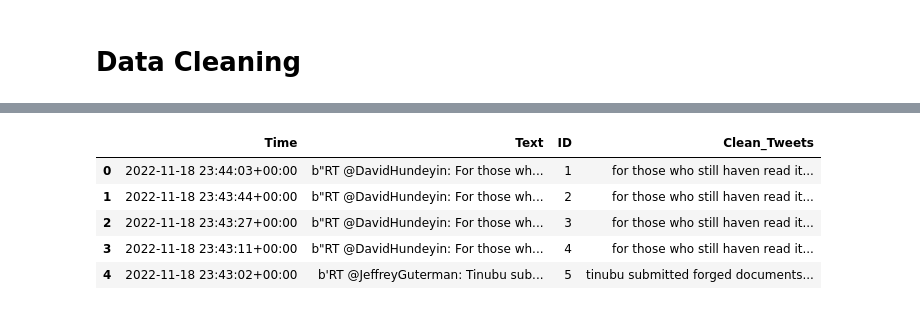
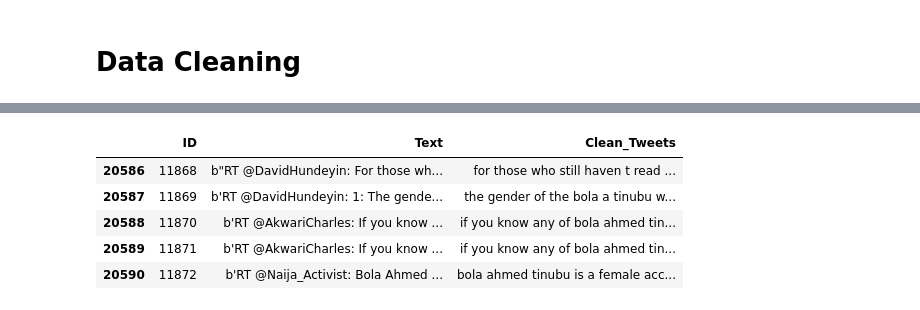
Before and after one commit to Mofeoluwa/Prediction-of-Nigeria-s-2023-Presidential-Election-using-Sentiment-Analysis-of-Tweets, a Jupyter notebook: Election Prediction.ipynb, the cells around one changed output, grey strips where cells are left out. Cells and saved outputs as stored; diff of their text form; code cells hidden in the pictures.

```diff
--- a/Election Prediction.ipynb
+++ b/Election Prediction.ipynb
@@ -203,0 +232,8 @@ tinubu_df.head()
+# %%
+#drop the duplicate present
+tinubu_df.drop_duplicates(inplace=True)
+# %%
+tinubu_df=tinubu_df.drop('Time', axis=1)
+# %%
+tinubu_df['ID'] = range(1, len(tinubu_df) + 1)
+tinubu_df=tinubu_df.reindex(['ID','Text'], axis=1)
@@ -281,12 +362,10 @@ clean_tweets=tinubu_df['Text']
 tinubu_df['Clean_Tweets']=clean_tweets
 # %%
 #convert the text in the Text column to lowercase
-
 tinubu_df['Clean_Tweets'] = tinubu_df['Clean_Tweets'].str.lower()
 
 #remove usernames
 tinubu_df['Clean_Tweets'] = tinubu_df['Clean_Tweets'].str.replace('@[\w]+','', regex=True)
-
 
 tinubu_df['Clean_Tweets'] = tinubu_df['Clean_Tweets'].str.replace('b\'rt\s','', regex=True)
 
@@ -296,7 +375,6 @@ tinubu_df['Clean_Tweets'] = tinubu_df['Clean_Tweets'].str.replace('\n','', regex
 
 tinubu_df['Clean_Tweets'] = tinubu_df['Clean_Tweets'].str.replace('\n','', regex=True)
 
-
 #remove non-alphanumeric characters
 tinubu_df['Clean_Tweets'] = tinubu_df['Clean_Tweets'].str.replace('[^a-z0-9]',' ', regex=True)
 
@@ -305,7 +383,6 @@ tinubu_df['Clean_Tweets'] = tinubu_df['Clean_Tweets'].str.replace('http\S+','',
 
 tinubu_df['Clean_Tweets'] = tinubu_df['Clean_Tweets'].str.replace('www.\S+','', regex=True)
 
-
 #remove hashtags
 tinubu_df['Clean_Tweets'] = tinubu_df['Clean_Tweets'].str.replace('#[A-Za-z0-9_]','', regex=True)
 
@@ -313,16 +390,18 @@ tinubu_df['Clean_Tweets'] = tinubu_df['Clean_Tweets'].str.replace('#[A-Za-z0-9_]
 tinubu_df['Clean_Tweets'] = tinubu_df['Clean_Tweets'].str.replace('\s+',' ', regex=True)
 
 #remove single characters
-tinubu_df['Clean_Tweets'] = tinubu_df['Clean_Tweets'].str.replace('\s+[a-zA-Z]\s+',' ', regex=True)
+tinubu_df['Clean_Tweets'] = tinubu_df['Clean_Tweets'].str.replace('~\b[a-z]{1,2}\b\s*~',' ', regex=True)
 
 #remove digits
 tinubu_df['Clean_Tweets'] = tinubu_df['Clean_Tweets'].str.replace('\d+','', regex=True)
+
+tinubu_df = tinubu_df[tinubu_df["Clean_Tweets"].str.contains("xx|xf") == False]
 # %%
-tinubu_df.head()
+tinubu_df.tail()
 # %% [output]
-|  | Time | Text | ID | Clean_Tweets |
-| 0 | 2022-11-18 23:44:03+00:00 | b"RT @DavidHundeyin: For those wh... | 1 | for those who still haven read it... |
-| 1 | 2022-11-18 23:43:44+00:00 | b"RT @DavidHundeyin: For those wh... | 2 | for those who still haven read it... |
-| 2 | 2022-11-18 23:43:27+00:00 | b"RT @DavidHundeyin: For those wh... | 3 | for those who still haven read it... |
-| 3 | 2022-11-18 23:43:11+00:00 | b"RT @DavidHundeyin: For those wh... | 4 | for those who still haven read it... |
-| 4 | 2022-11-18 23:43:02+00:00 | b'RT @JeffreyGuterman: Tinubu sub... | 5 | tinubu submitted forged documents... |
+|  | ID | Text | Clean_Tweets |
+| 20586 | 11868 | b"RT @DavidHundeyin: For those wh... | for those who still haven t read ... |
+| 20587 | 11869 | b'RT @DavidHundeyin: 1: The gende... | the gender of the bola a tinubu w... |
+| 20588 | 11870 | b'RT @AkwariCharles: If you know ... | if you know any of bola ahmed tin... |
+| 20589 | 11871 | b'RT @AkwariCharles: If you know ... | if you know any of bola ahmed tin... |
+| 20590 | 11872 | b'RT @Naija_Activist: Bola Ahmed ... | bola ahmed tinubu is a female acc... |
```
Also changed, not shown: parts of 82 cells of this notebook.
